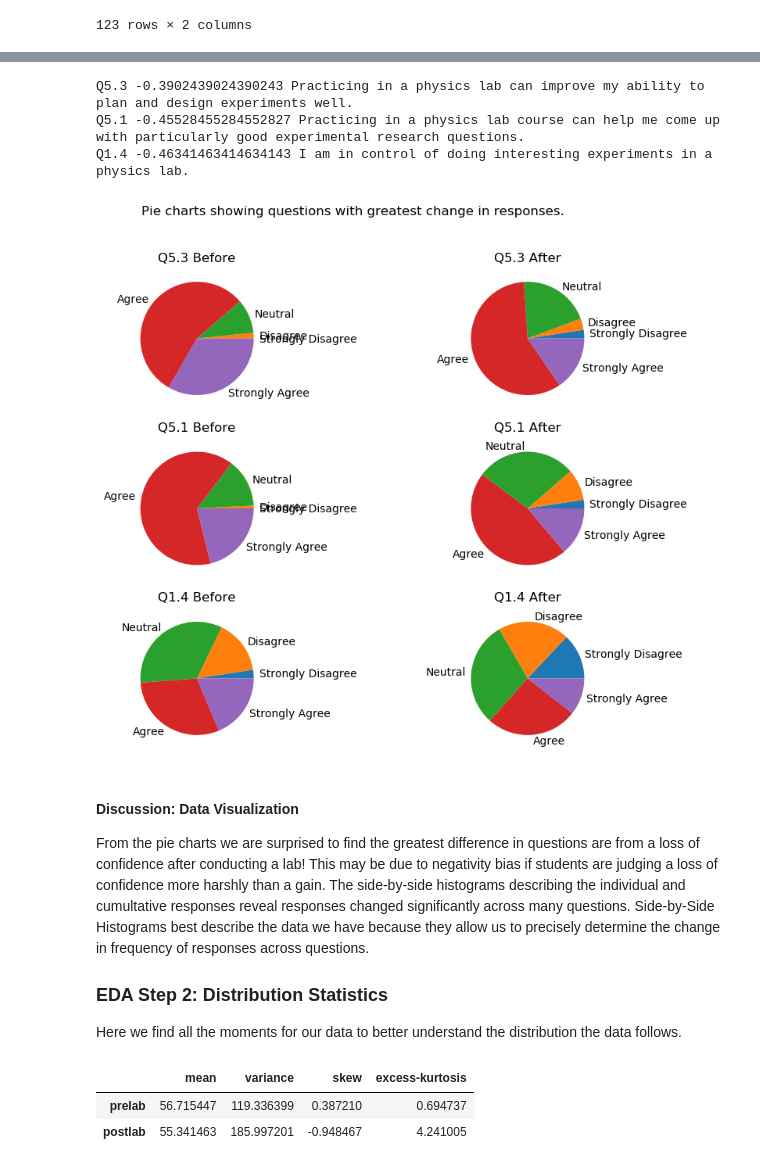
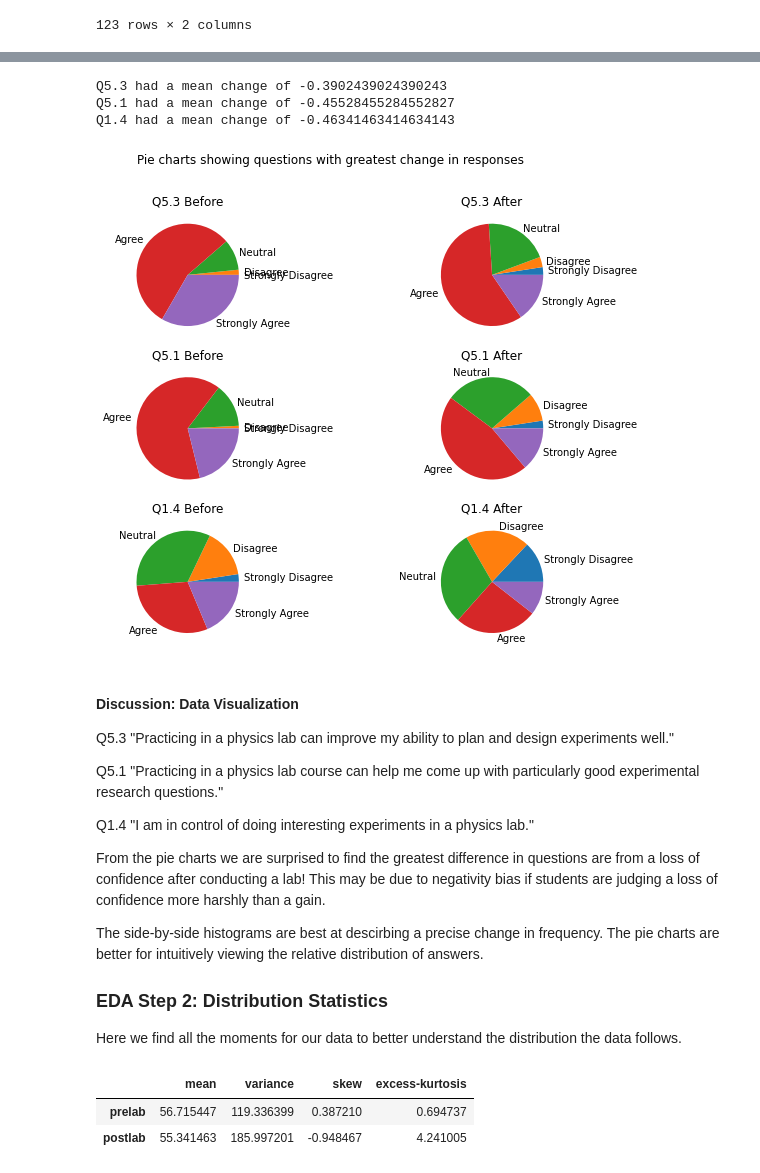
Before and after one commit to Devejya/project, a Jupyter notebook: project_test.ipynb, the cells around one changed output, grey strips where cells are left out. Saved outputs shown, nothing was run; the diff lists cells and outputs as text; code cells hidden in the pictures.

```diff
--- a/project_test.ipynb
+++ b/project_test.ipynb
@@ -202,49 +253,53 @@ plt.show()
 # %%
 # Plotting PieCharts
 
-# Get the questions with the greatest fluctuation
-delta_q = weighted_postlab_q.mean() - weighted_prelab_q.mean()
-pie_df = delta_q.abs().sort_values().tail(3)
-
 # Plotting histograms for all sub-questions
-fig, ax = plt.subplots(len(pie_df), 2, figsize=(10,8))
-fig.suptitle("Pie charts showing questions with greatest change in responses.")
+fig, ax = plt.subplots(charts, 2, figsize=(10,8))
+fig.suptitle("Pie charts showing questions with greatest change in responses")
 
 labels = ['Strongly Disagree', 'Disagree', 'Neutral', 'Agree', 'Strongly Agree']
 
 y = 0
 # Plot each question on a separate row
-for subq in pie_df.index:
+for subq in select_questions:
     # Plot before and after side by side
     for side, q_df in enumerate((prelab_q, postlab_q)):
         q_df2 = q_df[subq].value_counts()
         values = []
         for i in range(1, 6):
             if i not in q_df2:
                 values.append(0)
             else:
                 values.append(q_df2[i])
 
         q = '.'.join(subq)
         state = ['Before', 'After'][side]
         ax[y,side].set_title(f'{q} {state}')
         ax[y,side].pie(values, labels=labels)
     y += 1
 
-print("Q5.3", delta_q[('Q5', '3')], "Practicing in a physics lab can improve my ability to plan and design experiments well.")
-print("Q5.1", delta_q[('Q5', '1')], "Practicing in a physics lab course can help me come up with particularly good experimental research questions.")
-print("Q1.4", delta_q[('Q1', '4')], "I am in control of doing interesting experiments in a physics lab.")
+print("Q5.3 had a mean change of", delta_q[('Q5', '3')])
+print("Q5.1 had a mean change of", delta_q[('Q5', '1')])
+print("Q1.4 had a mean change of", delta_q[('Q1', '4')])
 plt.show()
 # %% [output]
-Q5.3 -0.3902439024390243 Practicing in a physics lab can improve my ability to plan and design experiments well.
-Q5.1 -0.45528455284552827 Practicing in a physics lab course can help me come up with particularly good experimental research questions.
-Q1.4 -0.46341463414634143 I am in control of doing interesting experiments in a physics lab.
+Q5.3 had a mean change of -0.3902439024390243
+Q5.1 had a mean change of -0.45528455284552827
+Q1.4 had a mean change of -0.46341463414634143
-[figure, old version]
+[figure, new version]
 # %% [markdown]
 #### Discussion: Data Visualization
 
+Q5.3 "Practicing in a physics lab can improve my ability to plan and design experiments well."
+
+Q5.1 "Practicing in a physics lab course can help me come up with particularly good experimental research questions."
+
+Q1.4 "I am in control of doing interesting experiments in a physics lab."
+
+
 From the pie charts we are surprised to find the greatest difference in questions are from a loss of confidence after conducting a lab! This may be due to negativity bias if students are judging a loss of confidence more harshly than a gain.
-The side-by-side histograms describing the individual and cumultative responses reveal responses changed significantly across many questions. Side-by-Side Histograms best describe the data we have because they allow us to precisely determine the change in frequency of responses across questions.
+
+The side-by-side histograms are best at descirbing a precise change in frequency. The pie charts are better for intuitively viewing the relative distribution of answers.
 
 ### EDA Step 2: Distribution Statistics
 
```
Also changed, not shown: parts of 5 cells of this notebook.
